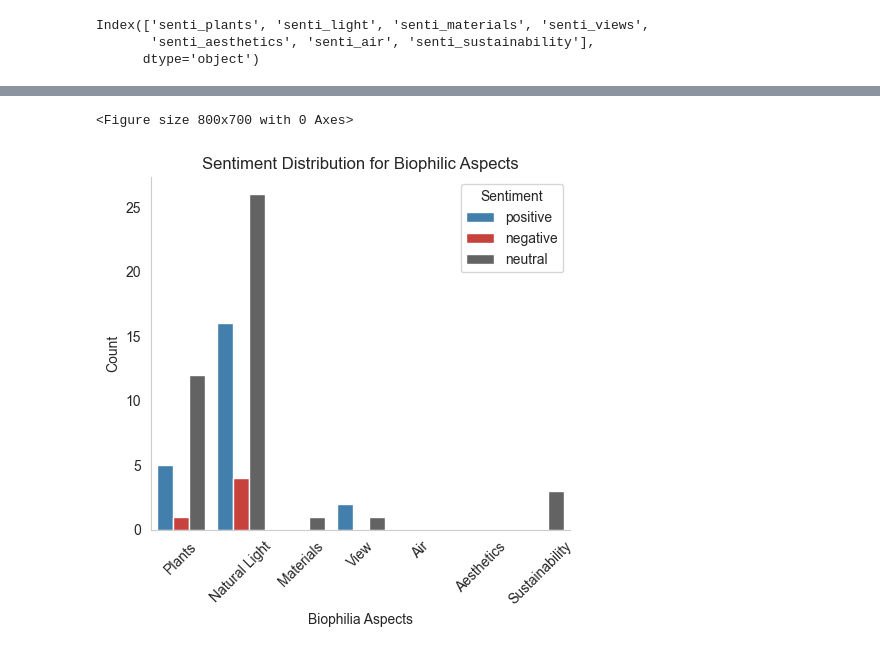
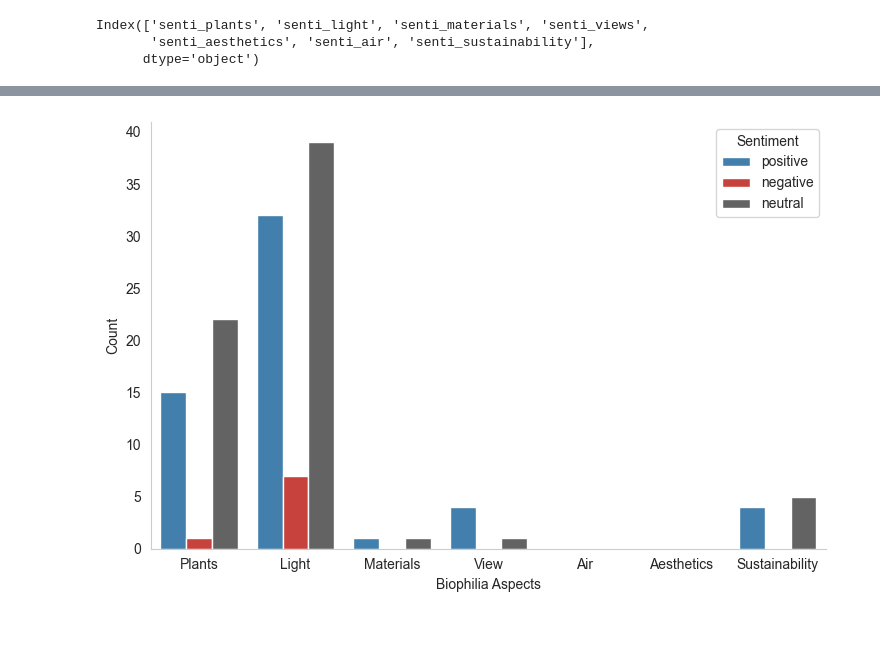
Before and after one commit to shrutirao94/language-comfort-emotions, a Jupyter notebook: sentiment-analysis.ipynb, the cells around one changed output, grey strips where cells are left out. Saved outputs shown, nothing was run; the diff lists cells and outputs as text; code cells hidden in the pictures.

Commit message:
[FEATURE/BUG] Plot Errors and Replotting for New Data

```diff
--- a/sentiment-analysis.ipynb
+++ b/sentiment-analysis.ipynb
@@ -493,0 +537,21 @@ generate_wordcloud()
+# %%
+df['comfort'] = df['comfort'].apply(clean_strings)
+df['emotion'] = df['emotion'].apply(clean_strings)
+# %%
+df['aspects'] = ''
+
+# Process each row in the DataFrame
+for index, row in df.iterrows():
+    doc = nlp(row['emotion'])
+    aspects = []
+
+    for token in doc:
+        if token.text.lower() in emotion_aspect:
+            aspect = token.text
+            context = ' '.join([t.text for t in doc[token.i - 3:token.i + 4]])  # Extract 3 words before and after the aspect
+            sentiment = sentiment_analysis(context)
+            aspects.append(context)
+            df.at[index, 'aspect_sentiment'] = sentiment
+    df.at[index, 'aspects'] = aspects
+# %%
+df = df[df['aspects'].map(lambda d: len(d)) > 0]
@@ -501 +602,4 @@ stemmer = PorterStemmer()
+# %%
+df = df[["comfort"]].dropna(how="any")
+df['comfort'] = df['comfort'].apply(clean_strings)
 # %%
@@ -778,36 +873,31 @@ dist_df
 # %%
 # Set Seaborn style
-custom_ticks = ['Plants', 'Natural Light', 'Materials',
+custom_ticks = ['Plants', 'Light', 'Materials',
                 'View', "Air", 'Aesthetics',
                 'Sustainability']
-custom_palette = {'positive': '#3182bd',
-                  'negative': '#de2d26',
-                  'neutral': '#636363'}
 
 # Create grouped bar plot using Seaborn catplot
-plt.figure(figsize=(8, 7))
+# plt.figure(figsize=(50, 7))
 plot = sns.catplot(x='index',
                    y='Count',
                    hue='Sentiment',
                    data=dist_df,
                    kind='bar',
                    legend=False,
-                   palette=custom_palette
+                   palette=custom_palette,
+                   aspect=1.5
                   )
 plt.xlabel('Biophilia Aspects')
 plt.ylabel('Count')
 plot.set_xticklabels(custom_ticks)
-plt.xticks(rotation=45)
-
-plt.title('Sentiment Distribution for Biophilic Aspects')
+# plt.xticks(rotation=45)
 
 ax = plot.ax
 handles, labels = ax.get_legend_handles_labels()
 ax.legend(handles[0:3], labels[0:3], title='Sentiment')
 
 plt.tight_layout()
-plt.savefig('plots/biophilia-aspect-sentiments-count.jpg',
+plt.savefig('plots/sentiment-analysis/biophilia-aspect-sentiments-count.jpg',
             dpi=300, bbox_inches='tight')
 # %% [output]
-<Figure size 800x700 with 0 Axes>
-[figure, old version]
+[figure, new version]
```
Also changed, not shown: parts of 49 cells of this notebook, 2 other files.
